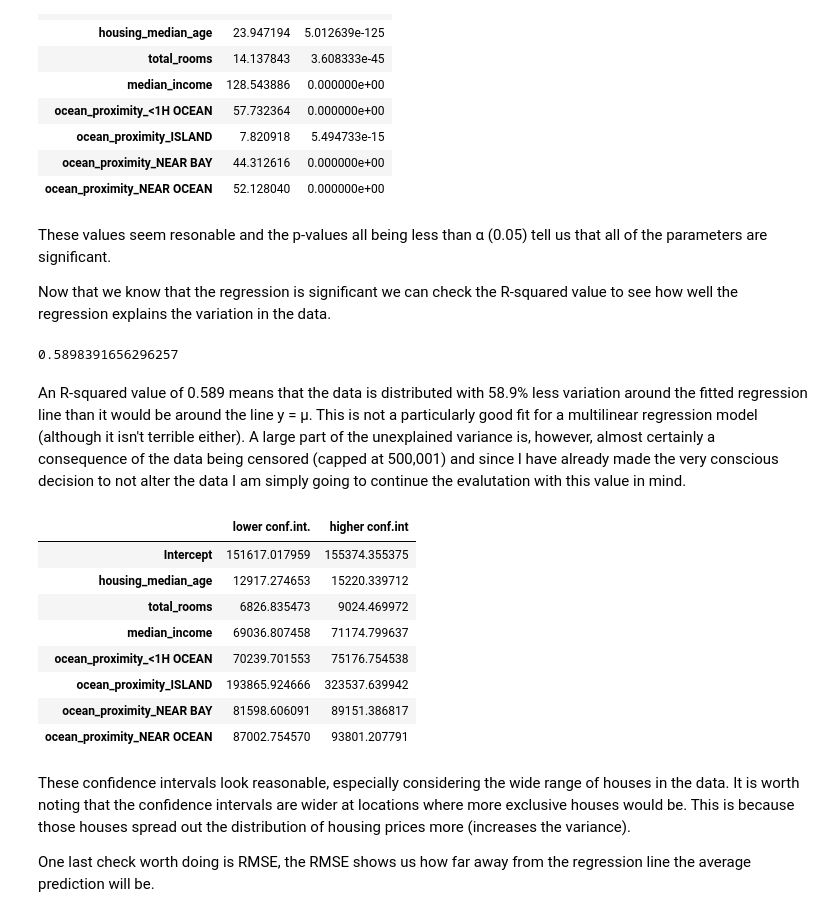
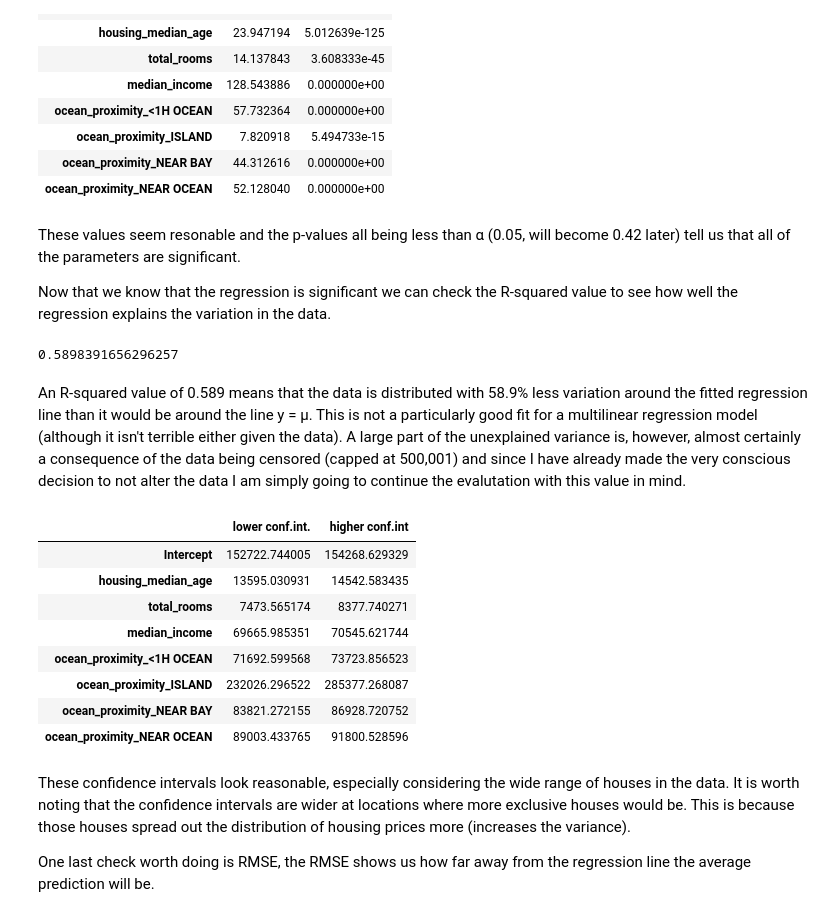
Before and after one commit to Theodor-H/Linear_regression_statistics, a Jupyter notebook: Data_analysis_report.ipynb, the cells around one changed output. Saved outputs shown, nothing was run; the diff lists cells and outputs as text; code cells hidden in the pictures.

Commit message:
changed confidence level based on Rsq

```diff
--- a/Data_analysis_report.ipynb
+++ b/Data_analysis_report.ipynb
@@ -173,7 +173,7 @@ pd.DataFrame(
 | ocean_proximity_NEAR BAY | 44.312616 | 0.000000e+00 |
 | ocean_proximity_NEAR OCEAN | 52.128040 | 0.000000e+00 |
 # %% [markdown]
-These values seem resonable and the p-values all being less than α (0.05) tell us that all of the parameters are significant.
+These values seem resonable and the p-values all being less than α (0.05, will become 0.42 later) tell us that all of the parameters are significant.
 
 Now that we know that the regression is significant we can check the R-squared value to see how well the regression explains the variation in the data.
 # %%
@@ -181,23 +181,25 @@ float(reg.Rsq)
 # %% [output]
 0.5898391656296257
 # %% [markdown]
-An R-squared value of 0.589 means that the data is distributed with 58.9% less variation around the fitted regression line than it would be around the line y = µ. This is not a particularly good fit for a multilinear regression model (although it isn't terrible either). A large part of the unexplained variance is, however, almost certainly a consequence of the data being censored (capped at 500,001) and since I have already made the very conscious decision to not alter the data I am simply going to continue the evalutation with this value in mind.
+An R-squared value of 0.589 means that the data is distributed with 58.9% less variation around the fitted regression line than it would be around the line y = µ. This is not a particularly good fit for a multilinear regression model (although it isn't terrible either given the data). A large part of the unexplained variance is, however, almost certainly a consequence of the data being censored (capped at 500,001) and since I have already made the very conscious decision to not alter the data I am simply going to continue the evalutation with this value in mind.
 # %%
+reg.confidence_level = 0.58
+
 pd.DataFrame(
     reg.confidence_intervals,
     index=['Intercept', *X.columns],
     columns=['lower conf.int.', 'higher conf.int']
 )
 # %% [output]
 |  | lower conf.int. | higher conf.int |
-| Intercept | 151617.017959 | 155374.355375 |
-| housing_median_age | 12917.274653 | 15220.339712 |
-| total_rooms | 6826.835473 | 9024.469972 |
-| median_income | 69036.807458 | 71174.799637 |
-| ocean_proximity_<1H OCEAN | 70239.701553 | 75176.754538 |
-| ocean_proximity_ISLAND | 193865.924666 | 323537.639942 |
-| ocean_proximity_NEAR BAY | 81598.606091 | 89151.386817 |
-| ocean_proximity_NEAR OCEAN | 87002.754570 | 93801.207791 |
+| Intercept | 152722.744005 | 154268.629329 |
+| housing_median_age | 13595.030931 | 14542.583435 |
+| total_rooms | 7473.565174 | 8377.740271 |
+| median_income | 69665.985351 | 70545.621744 |
+| ocean_proximity_<1H OCEAN | 71692.599568 | 73723.856523 |
+| ocean_proximity_ISLAND | 232026.296522 | 285377.268087 |
+| ocean_proximity_NEAR BAY | 83821.272155 | 86928.720752 |
+| ocean_proximity_NEAR OCEAN | 89003.433765 | 91800.528596 |
 # %% [markdown]
 These confidence intervals look reasonable, especially considering the wide range of houses in the data. It is worth noting that the confidence intervals are wider at locations where more exclusive houses would be. This is because those houses spread out the distribution of housing prices more (increases the variance).
 
```
